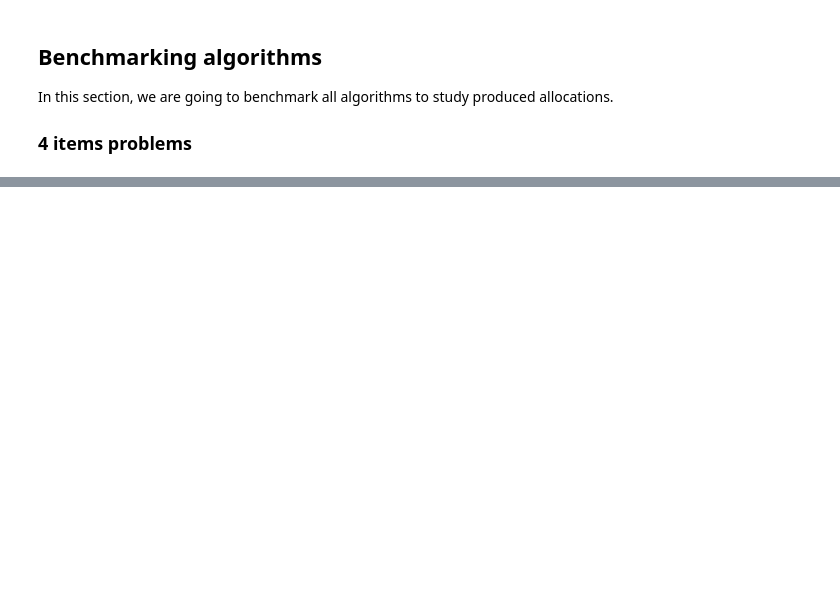
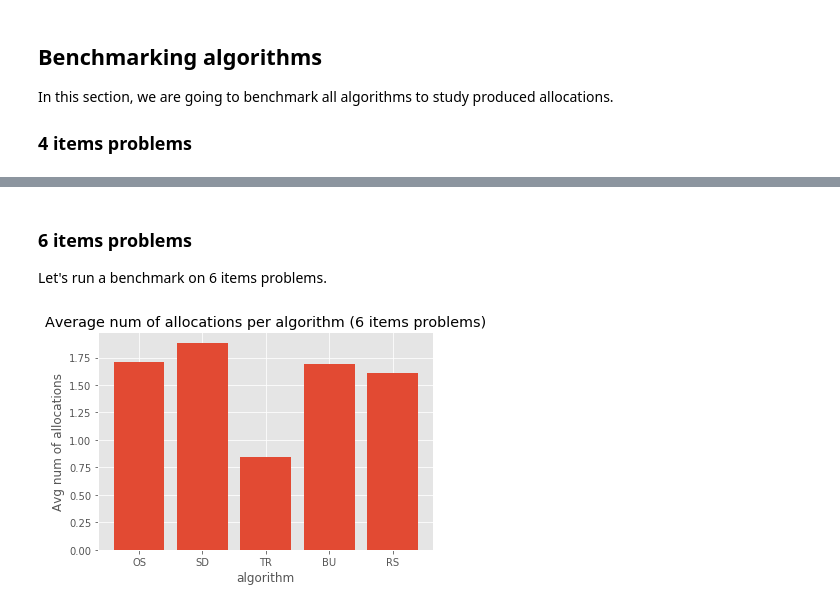
Before and after one commit to p76dub/2P-FairDivision-IndivisibleItems, a Jupyter notebook: FairDiv.ipynb, the cells around one changed output, grey strips where cells are left out. Cells and saved outputs as stored; diff of their text form; code cells hidden in the pictures; blank space fills up the shorter version.

```diff
--- a/FairDiv.ipynb
+++ b/FairDiv.ipynb
@@ -576,0 +675,3 @@ print(benchmark.run())
+# %% [markdown]
+### 6 items problems
+Let's run a benchmark on 6 items problems.
@@ -576,0 +725,32 @@ print(benchmark.run())
+# %%
+%matplotlib inline
+import matplotlib
+import matplotlib.pyplot as plt
+
+
+# Set style
+plt.style.use('ggplot')
+
+# Gather data
+x = [k for k in result]
+y = []
+for algo in x:
+    avg = 0
+    for pb in result[algo]:
+        avg += len(result[algo][pb].data)
+    avg /= len(result[algo])
+    y.append(avg)
+
+# Draw
+fig, ax = plt.subplots()
+ax.bar(x, y)
+
+# Misc
+ax.set(
+    xlabel='algorithm',
+    ylabel='Avg num of allocations',
+    title='Average num of allocations per algorithm (6 items problems)'
+)
+plt.show()
+# %% [output]
+[figure, added]
```
Also changed, not shown: parts of 19 cells of this notebook, 3 other files.
